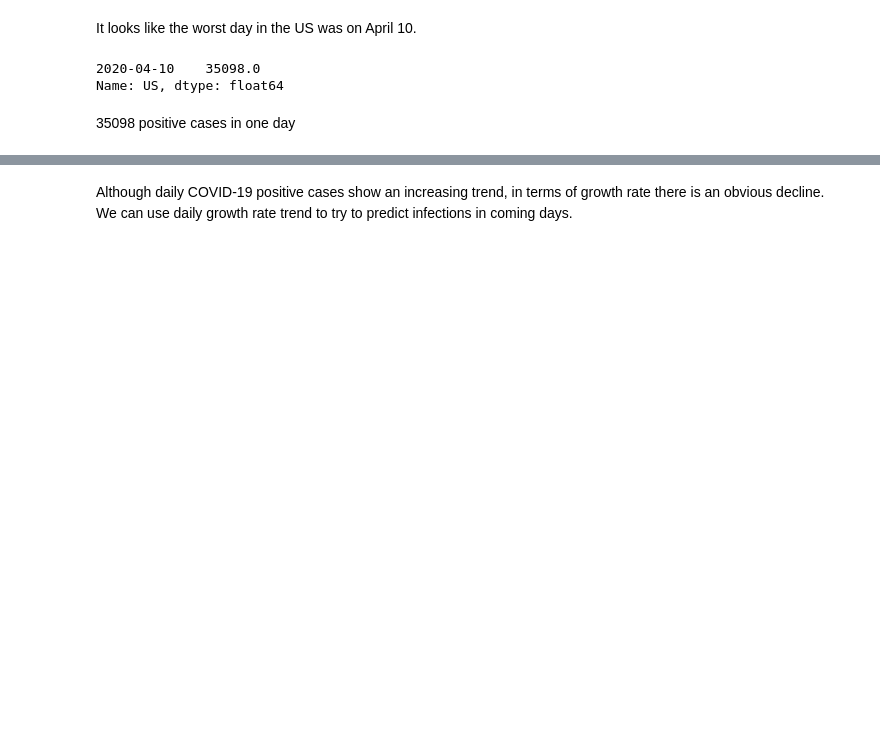
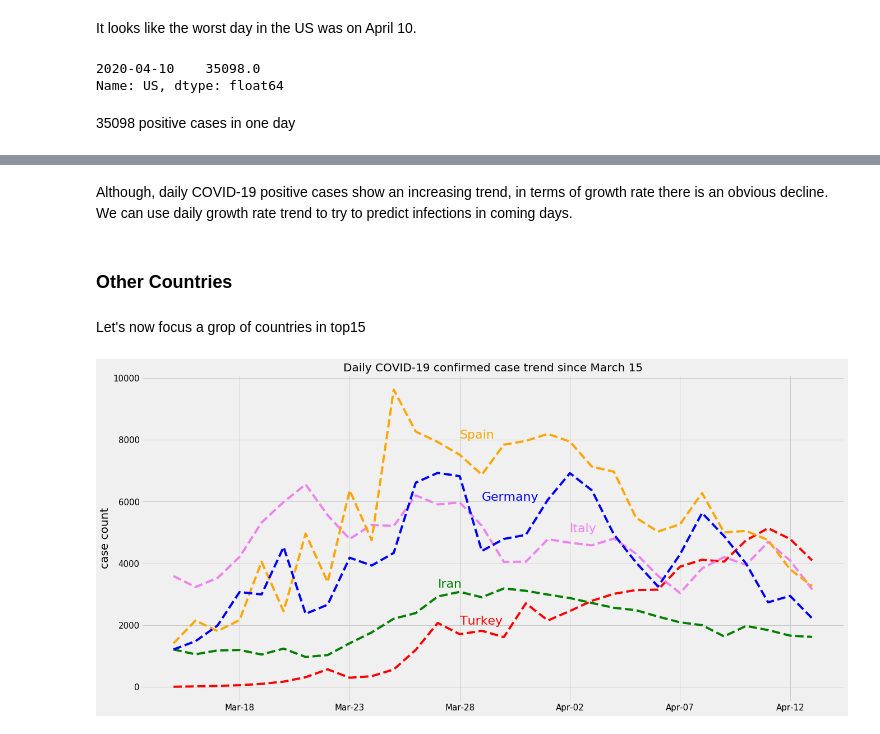
Before and after one commit to anarhasanov/COVID-19-analysis, a Jupyter notebook: COVID-19 analysis.ipynb, the cells around one changed output, grey strips where cells are left out. Drawn from its saved outputs; the diff is of its cells as text; code cells hidden in the pictures; blank space fills up the shorter version.

```diff
--- a/COVID-19 analysis.ipynb
+++ b/COVID-19 analysis.ipynb
@@ -457,3 +515,41 @@ plot_specific_trend(confirmed_trend_top15.pct_change(), 'US', '2020-03-01', 'b',
 # %% [markdown]
-Although daily COVID-19 positive cases show an increasing trend, in terms of growth rate there is an obvious decline.
+Although, daily COVID-19 positive cases show an increasing trend, in terms of growth rate there is an obvious decline.
 We can use daily growth rate trend to try to predict infections in coming days.
+# %% [markdown]
+### Other Countries
+# %% [markdown]
+Let's now focus a grop of countries in top15
+# %%
+fig, ax = plt.subplots(figsize=(20, 10))
+
+ax.set_title('Daily COVID-19 confirmed case trend since March 15', size=20)
+ax.set_ylabel('case count', size=20)
+ax.xaxis.set_major_formatter(mdates.DateFormatter('%b-%d'))
+ax.xaxis.set_major_locator(mdates.DayLocator(interval=5))
+ax.tick_params(axis='y', labelsize=15)
+ax.tick_params(axis='x', labelsize=15)
+
+x = confirmed_trend_top15.diff()['2020-03-15':]
+
+Turkey = x['Turkey']
+Italy = x['Italy']
+Spain = x['Spain']
+Iran = x['Iran']
+Germany = x['Germany']
+
+ax.plot(x.index, Turkey,'--r', label='Turkey')
+ax.plot(x.index, Italy, color='violet', linestyle='--', label='Italy')
+ax.plot(x.index, Spain, color='orange',linestyle='--', label='Spain')
+ax.plot(x.index, Iran, '--g', label='Iran')
+ax.plot(x.index, Germany, color='b', linestyle='--', label='Germany')
+
+ax.annotate('Turkey', xy=(x['Turkey'].index[-17], x['Turkey'][-15]+400), size=22, color='red')
+ax.annotate('Italy', xy=(x['Italy'].index[-12], x['Italy'][-10]+200), size=22, color='violet')
+ax.annotate('Spain', xy=(x['Spain'].index[-17], x['Spain'][-15]+200), size=22, color='orange')
+ax.annotate('Iran', xy=(x['Iran'].index[-18], x['Iran'][-20]+1000), size=22, color='green')
+ax.annotate('Germany', xy=(x['Germany'].index[-16], x['Germany'][-20]+1700), size=22, color='blue')
+
+# ax.legend(fontsize=20)
+plt.savefig('5countries_daily')
+# %% [output]
+[figure, added]
```
Also changed, not shown: parts of 34 cells of this notebook.
